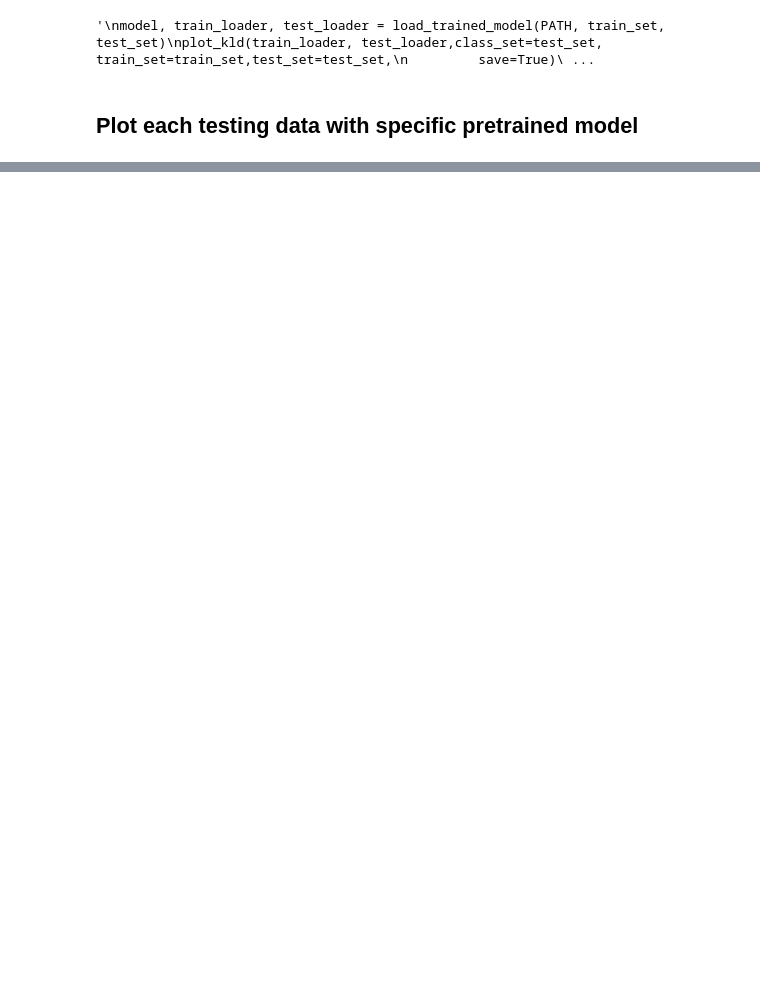
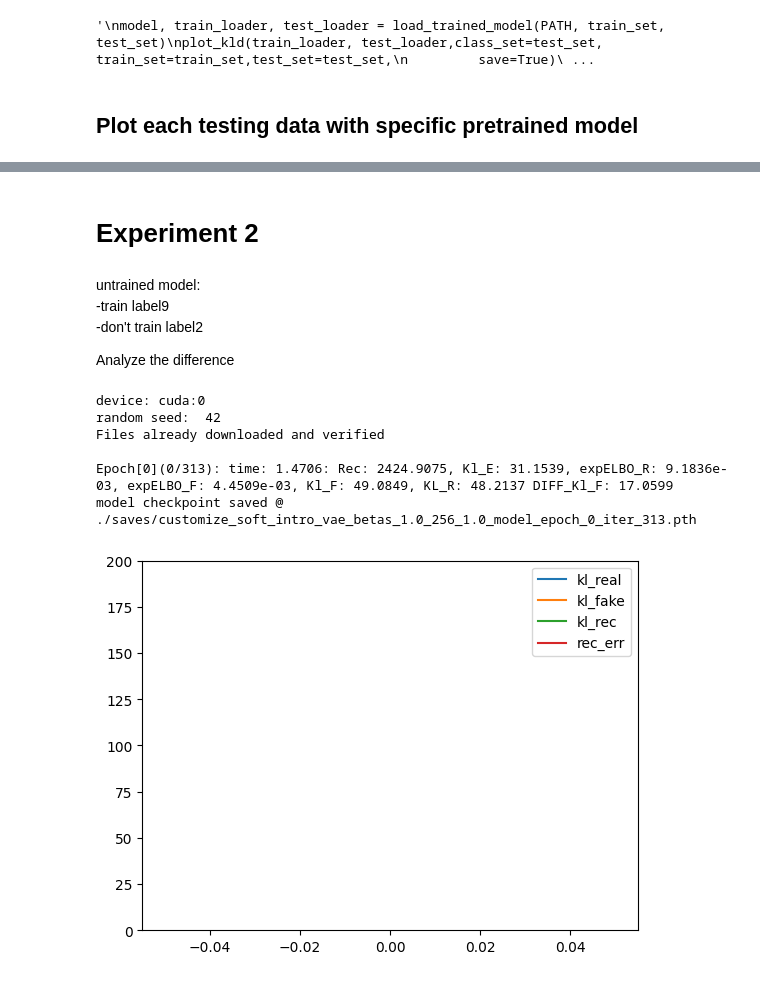
Before and after one commit to miaoshahaha/XAI-VAE, a Jupyter notebook: cifar10-xai.ipynb, the cells around one changed output, grey strips where cells are left out. Saved outputs shown, nothing was run; the diff lists cells and outputs as text; code cells hidden in the pictures; blank space fills up the shorter version.

```diff
--- a/cifar10-xai.ipynb
+++ b/cifar10-xai.ipynb
@@ -773 +770,32 @@ Files already downloaded and verified
 ... (4 outputs left out)
+# %% [markdown]
+# Experiment 2
+# %% [markdown]
+untrained model: \
+-train label9 \
+-don't train label2
+
+Analyze the difference
+# %%
+# hyperparameters
+device = torch.device("cuda:0" if torch.cuda.is_available() else "cpu")
+print("device:", device)
+num_epochs = 1
+lr = 2e-4
+batch_size = 32
+beta_kl = 1.0
+beta_rec = 1.0
+beta_neg = 256
+class_set = [0, 1] # Select the class set to be trained
+model = train_soft_intro_vae(dataset='customize', z_dim=128, lr_e=2e-4, lr_d=2e-4, batch_size=batch_size,
+                             num_workers=0, start_epoch=0, num_epochs=num_epochs, num_vae=0, save_interval=5000,
+                             recon_loss_type="mse", beta_kl=beta_kl, beta_rec=beta_rec, beta_neg=beta_neg,
+                             test_iter=1000, seed=42, pretrained=None, device=device, class_set=class_set)
+# %% [output]
+device: cuda:0
+random seed:  42
+Files already downloaded and verified
+
+Epoch[0](0/313): time: 1.4706: Rec: 2424.9075, Kl_E: 31.1539, expELBO_R: 9.1836e-03, expELBO_F: 4.4509e-03, Kl_F: 49.0849, KL_R: 48.2137 DIFF_Kl_F: 17.0599
+model checkpoint saved @ ./saves/customize_soft_intro_vae_betas_1.0_256_1.0_model_epoch_0_iter_313.pth
+[figure, added]
```
Also changed, not shown: parts of 9 cells of this notebook.
